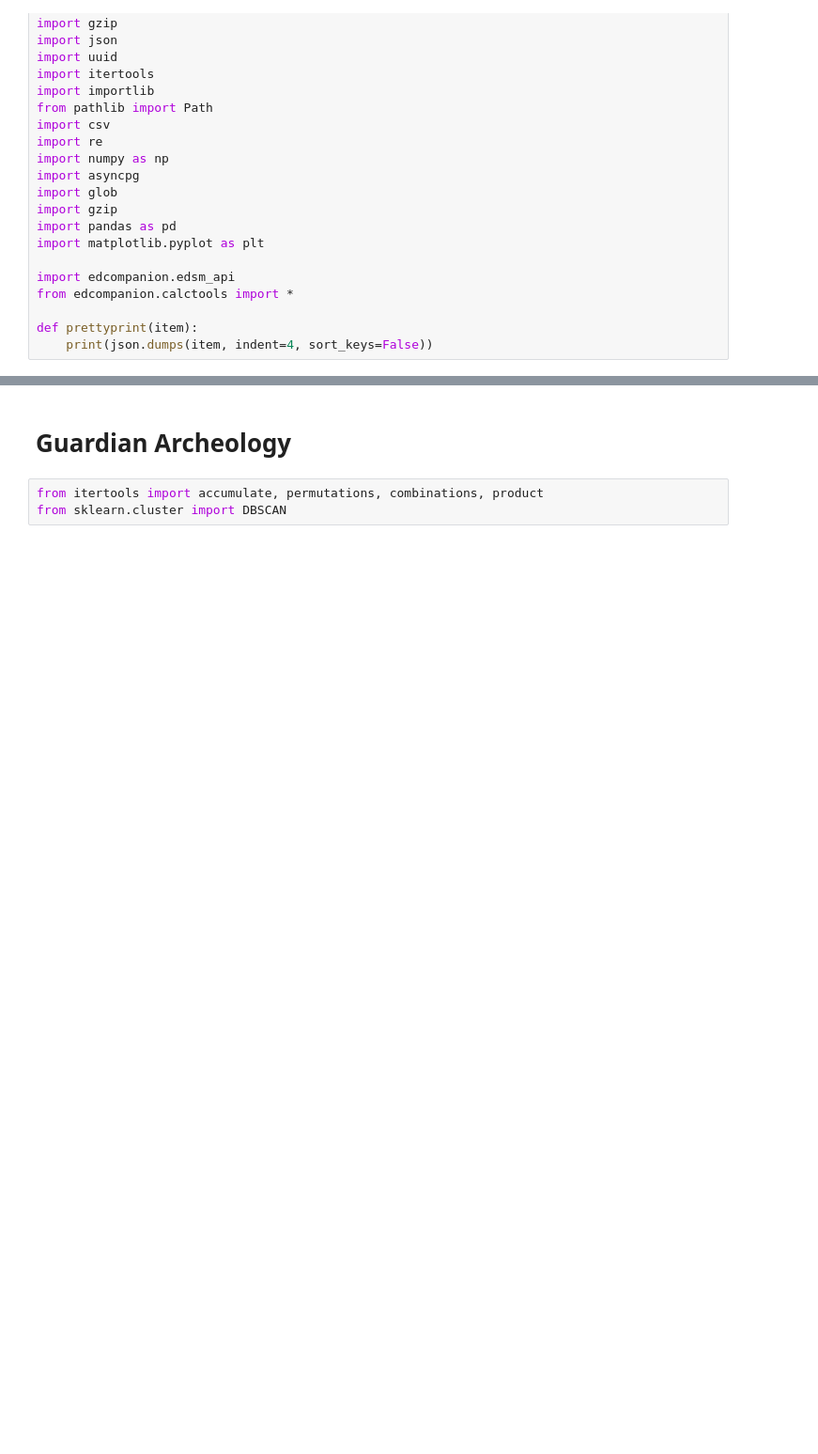
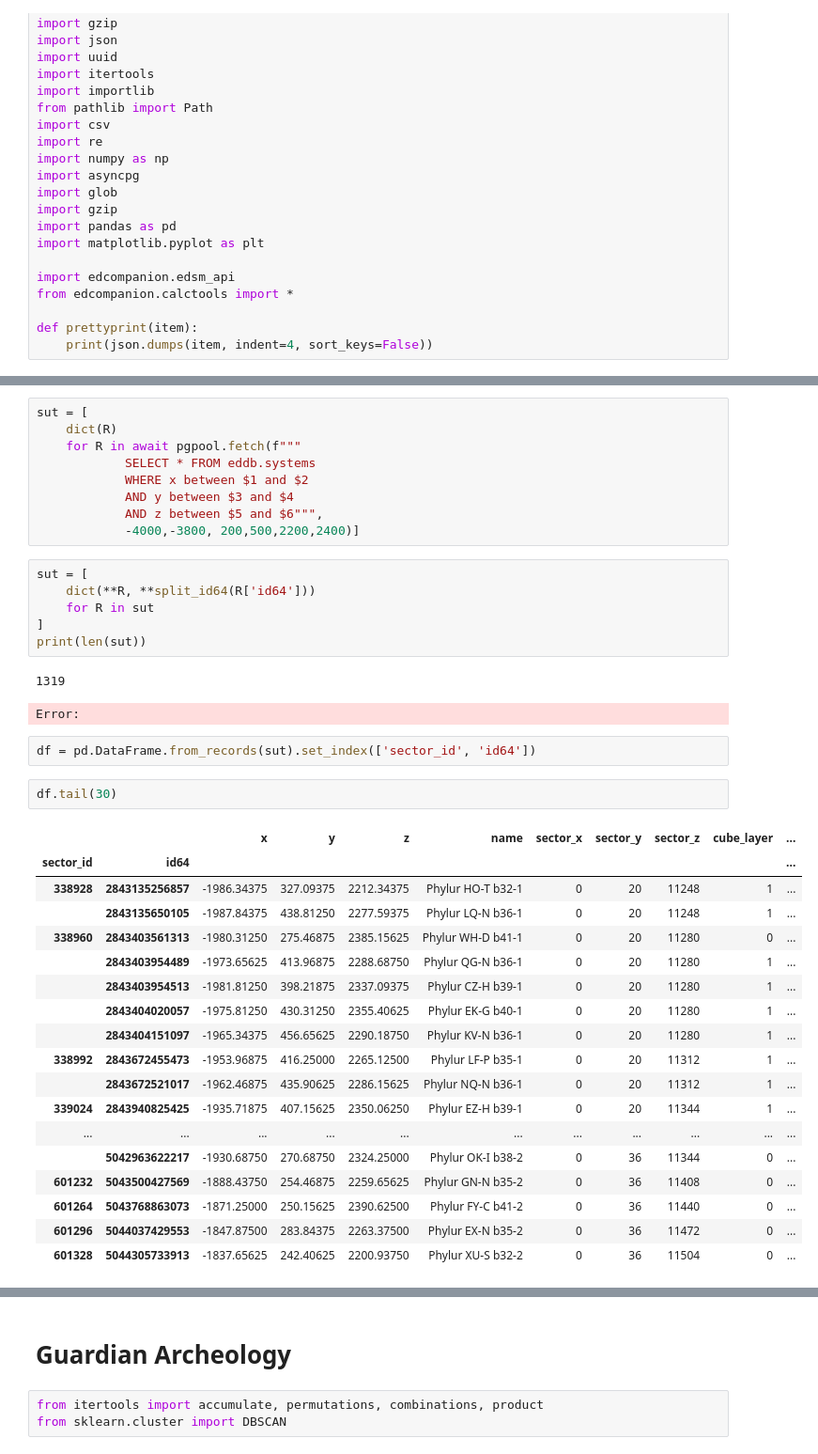
Before and after one commit to fenke/EDCompanion, a Jupyter notebook: ED-GuardianData.ipynb, the cells around one changed output, grey strips where cells are left out. Shown at 94% size. Drawn from its saved outputs; the diff is of its cells as text; blank space fills up the shorter version.

```diff
--- a/ED-GuardianData.ipynb
+++ b/ED-GuardianData.ipynb
@@ -36,0 +41,41 @@ print([ dict(R) for R in await pgpool.fetch("SELECT * FROM eddb.systems WHERE na
+# %%
+sut = [
+    dict(R)
+    for R in await pgpool.fetch(f"""
+            SELECT * FROM eddb.systems
+            WHERE x between $1 and $2
+            AND y between $3 and $4
+            AND z between $5 and $6""",
+            -4000,-3800, 200,500,2200,2400)]
+# %%
+sut = [
+    dict(**R, **split_id64(R['id64']))
+    for R in sut
+]
+print(len(sut))
+# %% [output]
+1319
+Error:
+# %%
+df = pd.DataFrame.from_records(sut).set_index(['sector_id', 'id64'])
+# %%
+df.tail(30)
+# %% [output]
+|  |  | x | y | z | name | sector_x | sector_y | sector_z | cube_layer | ... |
+| sector_id | id64 |  |  |  |  |  |  |  |  | ... |
+| 338928 | 2843135256857 | -1986.34375 | 327.09375 | 2212.34375 | Phylur HO-T b32-1 | 0 | 20 | 11248 | 1 | ... |
+|  | 2843135650105 | -1987.84375 | 438.81250 | 2277.59375 | Phylur LQ-N b36-1 | 0 | 20 | 11248 | 1 | ... |
+| 338960 | 2843403561313 | -1980.31250 | 275.46875 | 2385.15625 | Phylur WH-D b41-1 | 0 | 20 | 11280 | 0 | ... |
+|  | 2843403954489 | -1973.65625 | 413.96875 | 2288.68750 | Phylur QG-N b36-1 | 0 | 20 | 11280 | 1 | ... |
+|  | 2843403954513 | -1981.81250 | 398.21875 | 2337.09375 | Phylur CZ-H b39-1 | 0 | 20 | 11280 | 1 | ... |
+|  | 2843404020057 | -1975.81250 | 430.31250 | 2355.40625 | Phylur EK-G b40-1 | 0 | 20 | 11280 | 1 | ... |
+|  | 2843404151097 | -1965.34375 | 456.65625 | 2290.18750 | Phylur KV-N b36-1 | 0 | 20 | 11280 | 1 | ... |
+| 338992 | 2843672455473 | -1953.96875 | 416.25000 | 2265.12500 | Phylur LF-P b35-1 | 0 | 20 | 11312 | 1 | ... |
+|  | 2843672521017 | -1962.46875 | 435.90625 | 2286.15625 | Phylur NQ-N b36-1 | 0 | 20 | 11312 | 1 | ... |
+| 339024 | 2843940825425 | -1935.71875 | 407.15625 | 2350.06250 | Phylur EZ-H b39-1 | 0 | 20 | 11344 | 1 | ... |
+| ... | ... | ... | ... | ... | ... | ... | ... | ... | ... | ... |
+|  | 5042963622217 | -1930.68750 | 270.68750 | 2324.25000 | Phylur OK-I b38-2 | 0 | 36 | 11344 | 0 | ... |
+| 601232 | 5043500427569 | -1888.43750 | 254.46875 | 2259.65625 | Phylur GN-N b35-2 | 0 | 36 | 11408 | 0 | ... |
+| 601264 | 5043768863073 | -1871.25000 | 250.15625 | 2390.62500 | Phylur FY-C b41-2 | 0 | 36 | 11440 | 0 | ... |
+| 601296 | 5044037429553 | -1847.87500 | 283.84375 | 2263.37500 | Phylur EX-N b35-2 | 0 | 36 | 11472 | 0 | ... |
+| 601328 | 5044305733913 | -1837.65625 | 242.40625 | 2200.93750 | Phylur XU-S b32-2 | 0 | 36 | 11504 | 0 | ... |
```
Also changed, not shown: parts of 10 cells of this notebook, 4 other files.
